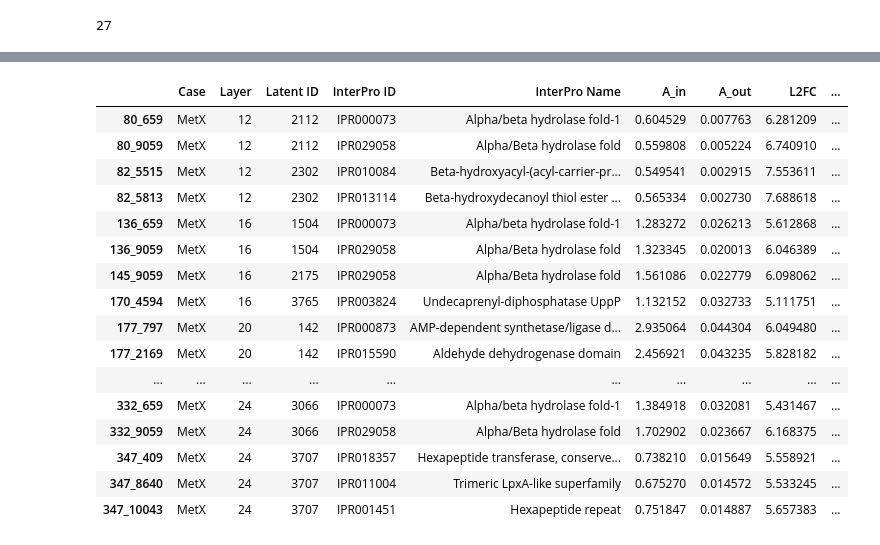
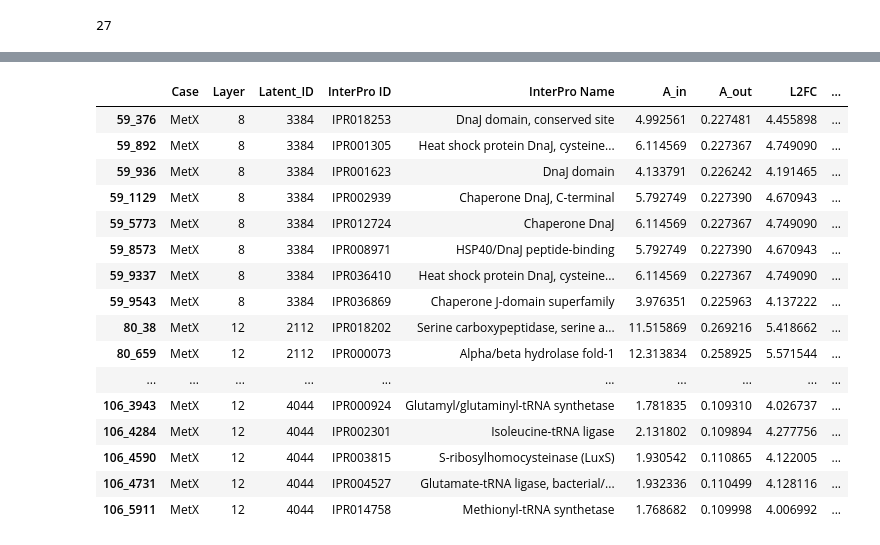
Before and after one commit to NainaniJatinZ/plm_circuits, a Jupyter notebook: notebooks/domain_corr/analyze_circuit_labelling_max.ipynb, the cells around one changed output, grey strips where cells are left out. Drawn from its saved outputs; the diff is of its cells as text; code cells hidden in the pictures.

```diff
--- a/notebooks/domain_corr/analyze_circuit_labelling_max.ipynb
+++ b/notebooks/domain_corr/analyze_circuit_labelling_max.ipynb
@@ -154,0 +449,18 @@ Latent 9313 is sig assoc w family 4311
+# %%
+
+for layer, latents in metx_manual_latents.items():
+    for lat_id in latents:
+        print("="*100)
+        print(layer, lat_id)
+        flattened_id = to_flattened_id(int(layer), int(lat_id))
+        latent_i = latent_ids_both_proteins.index(flattened_id)
+
+        for family_j in range(latents_family_pvals.shape[1]):
+            if latents_family_pvals[latent_i,family_j] < (0.05/n_tests):
+                if latents_family_effect_size[latent_i,family_j,1] < latents_family_effect_size[latent_i,family_j,0]:
+                    l2fc = np.log2(latents_family_effect_size[latent_i,family_j,0]/ (latents_family_effect_size[latent_i,family_j,1]+0.00001))
+
+                    print(f"    Family {interpro_annotations_nonzero.iloc[family_j]['ENTRY_NAME']}")
+                    print(f"    Mean in-family: {latents_family_effect_size[latent_i,family_j,0]}")
+                    print(f"    Mean out-of-family: {latents_family_effect_size[latent_i,family_j,1]}")
+                    print(f"    Log2FC: {np.log2(latents_family_effect_size[latent_i,family_j,0]/latents_family_effect_size[latent_i,family_j,1])}")
@@ -154,0 +605,6 @@ Latent 9313 is sig assoc w family 4311
+# %%
+k = 5  # Get top 5 lowest p-values
+latent_i = 56
+top_k_indices = np.argsort(latents_family_pvals[latent_i])[:k]
+print(f"Top {k} indices with lowest p-values:", top_k_indices)
+print(f"Corresponding p-values:", latents_family_pvals[latent_i][top_k_indices])
@@ -154,0 +614,3 @@ Latent 9313 is sig assoc w family 4311
+# %%
+family_j = 9278
+print(latents_family_effect_size[latent_i,family_j,0], latents_family_effect_size[latent_i,family_j,1])
@@ -182,7 +650,7 @@ metx_results_df_dict = {}
 for latent_i in range(latents_family_pvals.shape[0]):
     for family_j in range(latents_family_pvals.shape[1]):
         if latents_family_pvals[latent_i,family_j] < (0.05/n_tests):
-            if latents_family_effect_size[latent_i,family_j,1] < 0.05:
+            if latents_family_effect_size[latent_i,family_j,1] != 0:
                 l2fc = np.log2(latents_family_effect_size[latent_i,family_j,0]/(latents_family_effect_size[latent_i,family_j,1]+0.00001))
                 if l2fc >= 4:  # latents_family_effect_size[latent_i,family_j,0] > 1.05:
 
@@ -198,7 +666,7 @@ for latent_i in range(latents_family_pvals.shape[0]):
                     metx_results_df_dict[df_id] = {
                         "Case": case_ptn,
                         "Layer": layer_id,
-                        "Latent ID": lat_id,
+                        "Latent_ID": lat_id,
                         "InterPro ID": interpro_annotations_nonzero.iloc[family_j]["ENTRY_AC"],
                         "InterPro Name": interpro_annotations_nonzero.iloc[family_j]["ENTRY_NAME"],
                         "A_in": float(latents_family_effect_size[latent_i,family_j,0]),
@@ -219,23 +702,23 @@ df_metx_results.head()
 # %%
-df_metx_results.query("Case == 'MetX' and L2FC > 5 and A_in >= 0.5")#.sort_values(by="Bonferroni adj. p-value")
+df_metx_results.query("Case == 'MetX' and Latent_ID != 488").head(50)#.sort_values(by="Bonferroni adj. p-value")
 # %% [output]
-|  | Case | Layer | Latent ID | InterPro ID | InterPro Name | A_in | A_out | L2FC | ... |
-| 80_659 | MetX | 12 | 2112 | IPR000073 | Alpha/beta hydrolase fold-1 | 0.604529 | 0.007763 | 6.281209 | ... |
-| 80_9059 | MetX | 12 | 2112 | IPR029058 | Alpha/Beta hydrolase fold | 0.559808 | 0.005224 | 6.740910 | ... |
-| 82_5515 | MetX | 12 | 2302 | IPR010084 | Beta-hydroxyacyl-(acyl-carrier-pr... | 0.549541 | 0.002915 | 7.553611 | ... |
-| 82_5813 | MetX | 12 | 2302 | IPR013114 | Beta-hydroxydecanoyl thiol ester ... | 0.565334 | 0.002730 | 7.688618 | ... |
-| 136_659 | MetX | 16 | 1504 | IPR000073 | Alpha/beta hydrolase fold-1 | 1.283272 | 0.026213 | 5.612868 | ... |
-| 136_9059 | MetX | 16 | 1504 | IPR029058 | Alpha/Beta hydrolase fold | 1.323345 | 0.020013 | 6.046389 | ... |
-| 145_9059 | MetX | 16 | 2175 | IPR029058 | Alpha/Beta hydrolase fold | 1.561086 | 0.022779 | 6.098062 | ... |
-| 170_4594 | MetX | 16 | 3765 | IPR003824 | Undecaprenyl-diphosphatase UppP | 1.132152 | 0.032733 | 5.111751 | ... |
-| 177_797 | MetX | 20 | 142 | IPR000873 | AMP-dependent synthetase/ligase d... | 2.935064 | 0.044304 | 6.049480 | ... |
-| 177_2169 | MetX | 20 | 142 | IPR015590 | Aldehyde dehydrogenase domain | 2.456921 | 0.043235 | 5.828182 | ... |
+|  | Case | Layer | Latent_ID | InterPro ID | InterPro Name | A_in | A_out | L2FC | ... |
+| 59_376 | MetX | 8 | 3384 | IPR018253 | DnaJ domain, conserved site | 4.992561 | 0.227481 | 4.455898 | ... |
+| 59_892 | MetX | 8 | 3384 | IPR001305 | Heat shock protein DnaJ, cysteine... | 6.114569 | 0.227367 | 4.749090 | ... |
+| 59_936 | MetX | 8 | 3384 | IPR001623 | DnaJ domain | 4.133791 | 0.226242 | 4.191465 | ... |
+| 59_1129 | MetX | 8 | 3384 | IPR002939 | Chaperone DnaJ, C-terminal | 5.792749 | 0.227390 | 4.670943 | ... |
+| 59_5773 | MetX | 8 | 3384 | IPR012724 | Chaperone DnaJ | 6.114569 | 0.227367 | 4.749090 | ... |
+| 59_8573 | MetX | 8 | 3384 | IPR008971 | HSP40/DnaJ peptide-binding | 5.792749 | 0.227390 | 4.670943 | ... |
+| 59_9337 | MetX | 8 | 3384 | IPR036410 | Heat shock protein DnaJ, cysteine... | 6.114569 | 0.227367 | 4.749090 | ... |
+| 59_9543 | MetX | 8 | 3384 | IPR036869 | Chaperone J-domain superfamily | 3.976351 | 0.225963 | 4.137222 | ... |
+| 80_38 | MetX | 12 | 2112 | IPR018202 | Serine carboxypeptidase, serine a... | 11.515869 | 0.269216 | 5.418662 | ... |
+| 80_659 | MetX | 12 | 2112 | IPR000073 | Alpha/beta hydrolase fold-1 | 12.313834 | 0.258925 | 5.571544 | ... |
 | ... | ... | ... | ... | ... | ... | ... | ... | ... | ... |
-| 332_659 | MetX | 24 | 3066 | IPR000073 | Alpha/beta hydrolase fold-1 | 1.384918 | 0.032081 | 5.431467 | ... |
-| 332_9059 | MetX | 24 | 3066 | IPR029058 | Alpha/Beta hydrolase fold | 1.702902 | 0.023667 | 6.168375 | ... |
-| 347_409 | MetX | 24 | 3707 | IPR018357 | Hexapeptide transferase, conserve... | 0.738210 | 0.015649 | 5.558921 | ... |
-| 347_8640 | MetX | 24 | 3707 | IPR011004 | Trimeric LpxA-like superfamily | 0.675270 | 0.014572 | 5.533245 | ... |
-| 347_10043 | MetX | 24 | 3707 | IPR001451 | Hexapeptide repeat | 0.751847 | 0.014887 | 5.657383 | ... |
+| 106_3943 | MetX | 12 | 4044 | IPR000924 | Glutamyl/glutaminyl-tRNA synthetase | 1.781835 | 0.109310 | 4.026737 | ... |
+| 106_4284 | MetX | 12 | 4044 | IPR002301 | Isoleucine-tRNA ligase | 2.131802 | 0.109894 | 4.277756 | ... |
+| 106_4590 | MetX | 12 | 4044 | IPR003815 | S-ribosylhomocysteinase (LuxS) | 1.930542 | 0.110865 | 4.122005 | ... |
+| 106_4731 | MetX | 12 | 4044 | IPR004527 | Glutamate-tRNA ligase, bacterial/... | 1.932336 | 0.110499 | 4.128116 | ... |
+| 106_5911 | MetX | 12 | 4044 | IPR014758 | Methionyl-tRNA synthetase | 1.768682 | 0.109998 | 4.006992 | ... |
 # %%
 df_metx_results.query("Case == 'Top2'")#.sort_values(by="Bonferroni adj. p-value")
 # %% [output]
```
Also changed, not shown: parts of 33 cells of this notebook, 5 other files.
